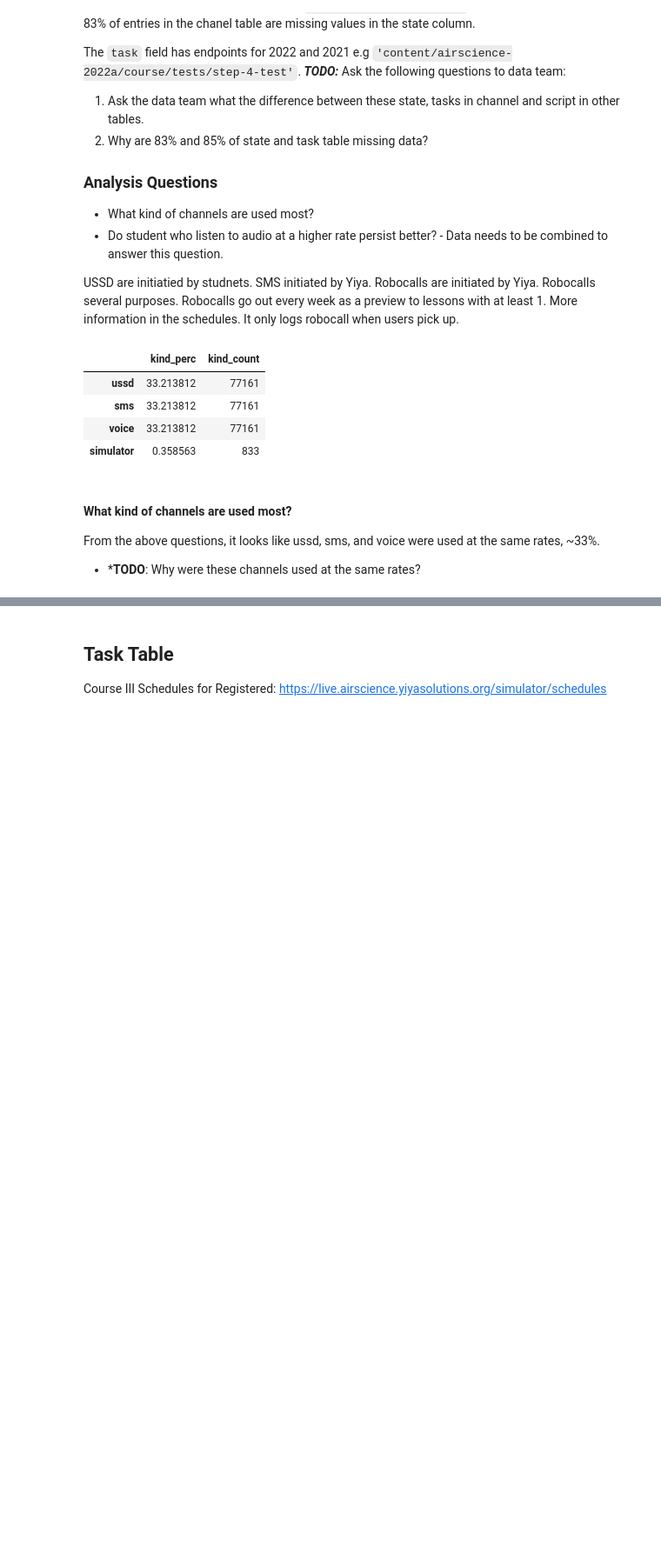
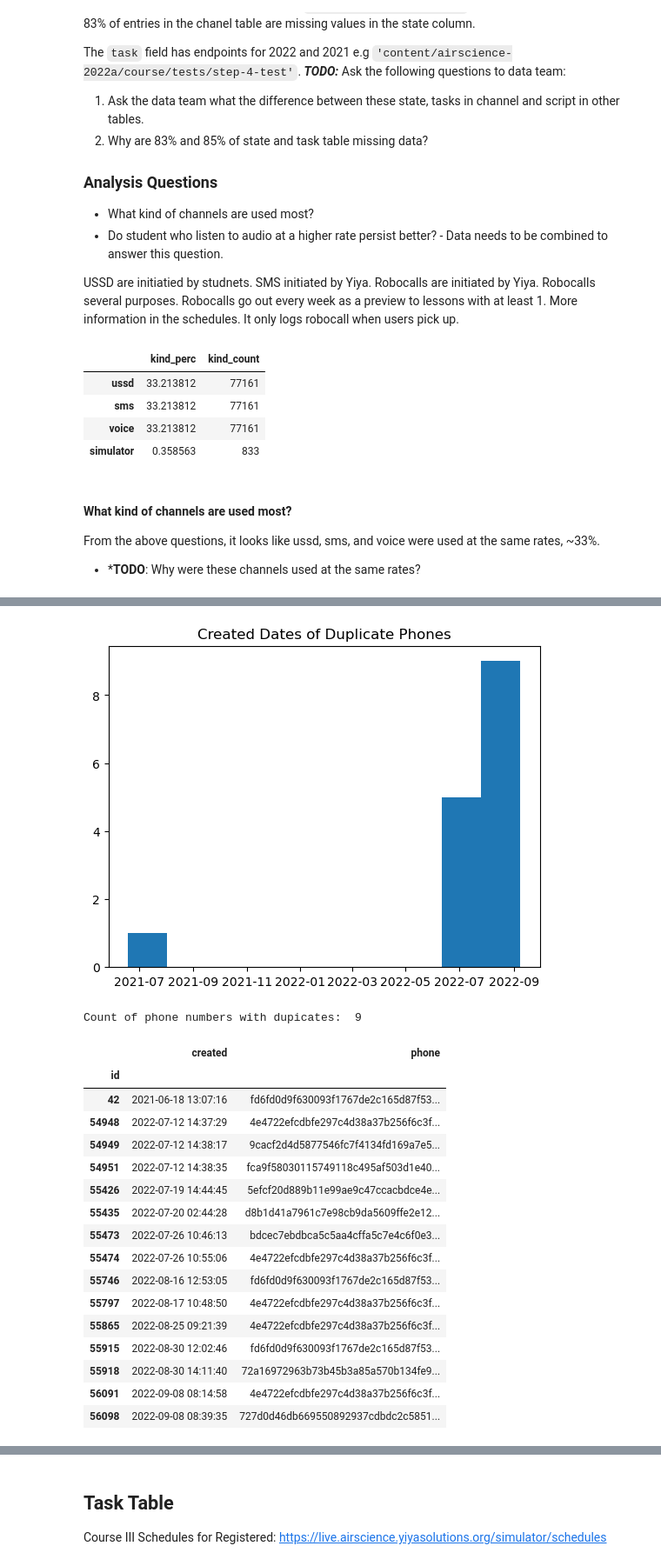
Before and after one commit to darrendbutler/yiya_data_analysis, a Jupyter notebook: dropout_analysis_course_2-3.ipynb, the cells around one changed output, grey strips where cells are left out. Shown at 87% size. Drawn from its saved outputs; the diff is of its cells as text; code cells hidden in the pictures; blank space fills up the shorter version.

```diff
--- a/dropout_analysis_course_2-3.ipynb
+++ b/dropout_analysis_course_2-3.ipynb
@@ -463,0 +507,46 @@ print(user_df["phone"].nunique())
+# %%
+# Find duplicate phone numbers
+def find_duplicate_phones(user_df):
+    """Locates duplicate phone numbers in the user table
+
+    Args:
+        user_df (dataframe): the user table
+
+    Returns:
+        dataframe: dataframe of phone numbers with at least 1 duplicate
+    """
+    is_not_tester = user_df["tester"] == 1
+    is_phone_duplicate = user_df["phone"].duplicated()
+    return user_df.loc[is_not_tester & is_phone_duplicate, ["created", "phone"]]
+
+all_duplicate_phones = find_duplicate_phones(user_df=user_df)
+
+#Show distribution of when duplicates were created with histograms
+import matplotlib.pyplot as plt
+plt.hist(all_duplicate_phones["created"])
+plt.title("Created Dates of Duplicate Phones")
+plt.show()
+
+print("Count of phone numbers with dupicates: ", all_duplicate_phones["phone"].nunique())
+
+all_duplicate_phones
+# %% [output]
+[figure, added]
+Count of phone numbers with dupicates:  9
+|  | created | phone |
+| id |  |  |
+| 42 | 2021-06-18 13:07:16 | fd6fd0d9f630093f1767de2c165d87f53... |
+| 54948 | 2022-07-12 14:37:29 | 4e4722efcdbfe297c4d38a37b256f6c3f... |
+| 54949 | 2022-07-12 14:38:17 | 9cacf2d4d5877546fc7f4134fd169a7e5... |
+| 54951 | 2022-07-12 14:38:35 | fca9f58030115749118c495af503d1e40... |
+| 55426 | 2022-07-19 14:44:45 | 5efcf20d889b11e99ae9c47ccacbdce4e... |
+| 55435 | 2022-07-20 02:44:28 | d8b1d41a7961c7e98cb9da5609ffe2e12... |
+| 55473 | 2022-07-26 10:46:13 | bdcec7ebdbca5c5aa4cffa5c7e4c6f0e3... |
+| 55474 | 2022-07-26 10:55:06 | 4e4722efcdbfe297c4d38a37b256f6c3f... |
+| 55746 | 2022-08-16 12:53:05 | fd6fd0d9f630093f1767de2c165d87f53... |
+| 55797 | 2022-08-17 10:48:50 | 4e4722efcdbfe297c4d38a37b256f6c3f... |
+| 55865 | 2022-08-25 09:21:39 | 4e4722efcdbfe297c4d38a37b256f6c3f... |
+| 55915 | 2022-08-30 12:02:46 | fd6fd0d9f630093f1767de2c165d87f53... |
+| 55918 | 2022-08-30 14:11:40 | 72a16972963b73b45b3a85a570b134fe9... |
+| 56091 | 2022-09-08 08:14:58 | 4e4722efcdbfe297c4d38a37b256f6c3f... |
+| 56098 | 2022-09-08 08:39:35 | 727d0d46db669550892937cdbdc2c5851... |
```
Also changed, not shown: parts of 35 cells of this notebook.
